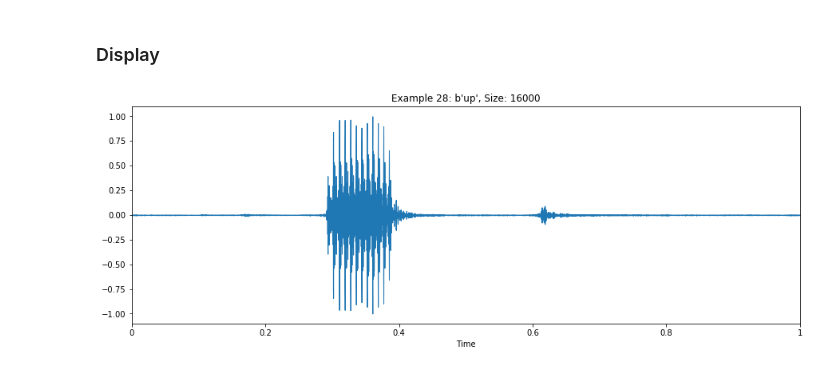
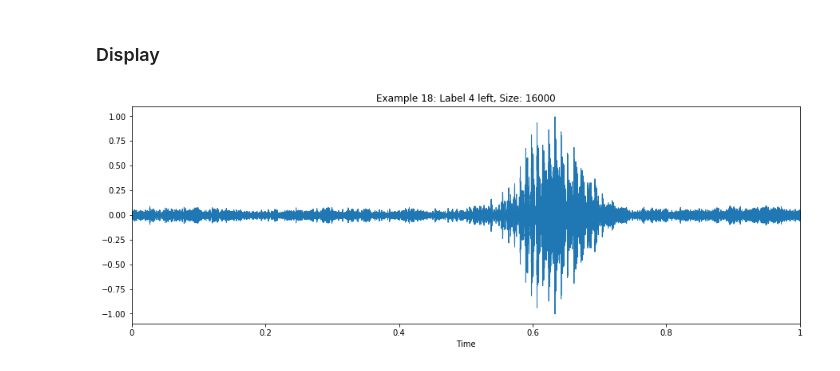
Before and after one commit to ebucheli/FreeSound_GPAT, a Jupyter notebook: Load_SSC.ipynb, the cells around one changed output. Saved outputs shown, nothing was run; the diff lists cells and outputs as text; code cells hidden in the pictures.

```diff
--- a/Load_SSC.ipynb
+++ b/Load_SSC.ipynb
@@ -14,6 +14,17 @@ from IPython.display import Audio
 import os
 
 from random import shuffle
+# %%
+word_to_label = {'yes':0,'no':1,'up':2,'down':3,'left':4,'right':5,
+                 'on':6,'off':7,'stop':8,'go':9,
+                 'backward':10, 'bed':10,'bird':10,'cat':10,'dog':10,
+                 'follow':10,'forward':10,'happy':10,'house':10,'learn':10,
+                 'marvin':10,'sheila':10,'tree':10,'visual':10,'wow':10,
+                 'zero':10,'one':10,'two':10,'three':10,'four':10,
+                 'five':10,'six':10,'seven':10,'eight':10,'nine':10}
+
+label_to_word = dict([[v,k] for k,v in word_to_label.items()])
+label_to_word[10] = '<unk>'
 # %%
 path_ds = '/home/edoardobucheli/Datasets/SpeechCommands_v0.02/'
 
@@ -69,22 +77,22 @@ with tf.Session() as sess:
 # %%
 n = np.random.randint(0,32)
 #n=4
 plt.figure(figsize = (15,5))
 
 if transformation == 'wave':
     librosa.display.waveplot(this_rep[n].squeeze(0),sr=sr)
-    plt.title('Example {}: {}, Size: {}'.format(n,this_labels[n],len(this_rep[n].squeeze(0))))
+    plt.title('Example {}: Label {} {}, Size: {}'.format(n,this_labels[n],label_to_word[this_labels[n]],len(this_rep[n].squeeze(0))))
 
 elif transformation == 'mag':
     librosa.display.specshow(this_rep[n].squeeze(0).T,x_axis='time',y_axis='linear',sr=sr,hop_length=frame_step)
     plt.colorbar()
     plt.title('Example {}: {}, Shape: {}'.format(n,this_labels[n],this_rep[n].squeeze(0).shape))
 elif transformation == 'mel' or 'mfcc':
     librosa.display.specshow(this_rep[n].T,sr=sr,x_axis = 'time',y_axis = 'mel',fmin=mel_lower_edge,fmax=mel_upper_edge,hop_length=frame_step)
     plt.colorbar()
     plt.title('Example {}: {}, Shape: {}'.format(n,this_labels[n],this_rep[n].shape))
 # %% [output]
-[figure, old version]
+[figure, new version]
 # %%
 Audio(this_rep[n].squeeze(0),rate = sr)
 # %% [output]
```
Also changed, not shown: parts of 1 cell of this notebook, 7 other files.
